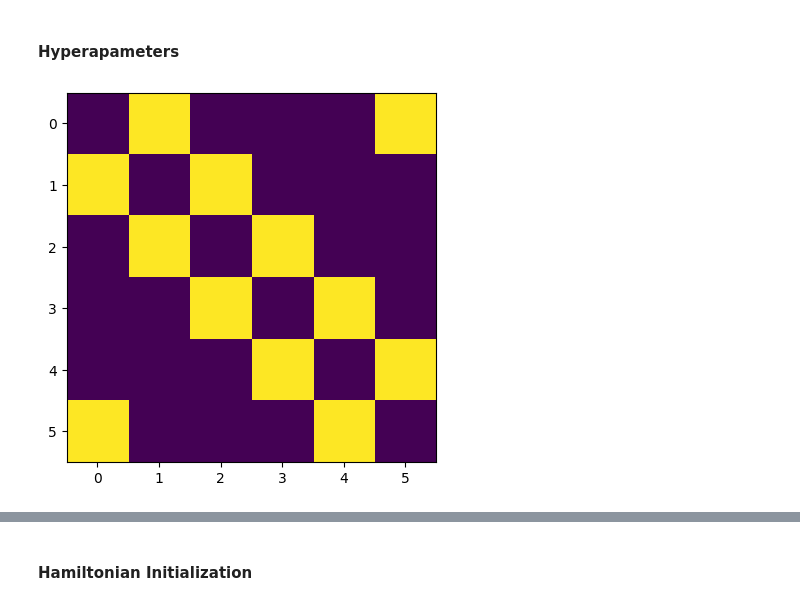
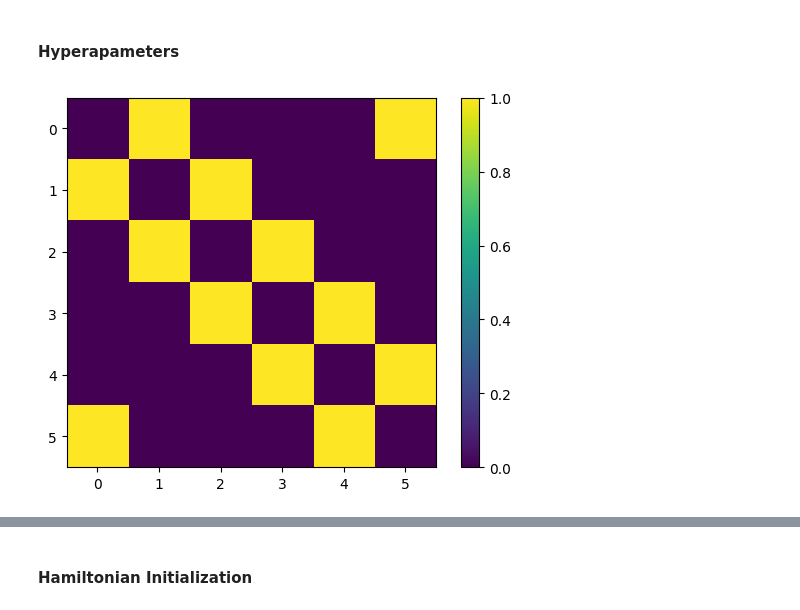
Before and after one commit to emacosta95/Magic4Annealing, a Jupyter notebook: Exploring1DIsing.ipynb, the cells around one changed output, grey strips where cells are left out. Saved outputs shown, nothing was run; the diff lists cells and outputs as text; code cells hidden in the pictures.

```diff
--- a/Exploring1DIsing.ipynb
+++ b/Exploring1DIsing.ipynb
@@ -17,17 +17,13 @@ from src.utils import Sector
 # %%
 #### create istances on networkx
 nqubits = 6
 
 basis=computational_basis(nqubits)
-graph_instance = nx.random_regular_graph(d=3, n=nqubits)
-
-# Assign random weights in [0,1]
-for u, v in graph_instance.edges():
-    graph_instance[u][v]['weight'] = np.random.uniform(0, 1)
 
 jij = np.roll(np.eye(nqubits),axis=1,shift=1)+np.roll(np.eye(nqubits),axis=1,shift=-1)
 
 plt.imshow(jij)
+plt.colorbar()
 plt.show()
 # %% [output]
-[figure, old version]
+[figure, new version]
```
Also changed, not shown: parts of 47 cells of this notebook, 5 other files.
